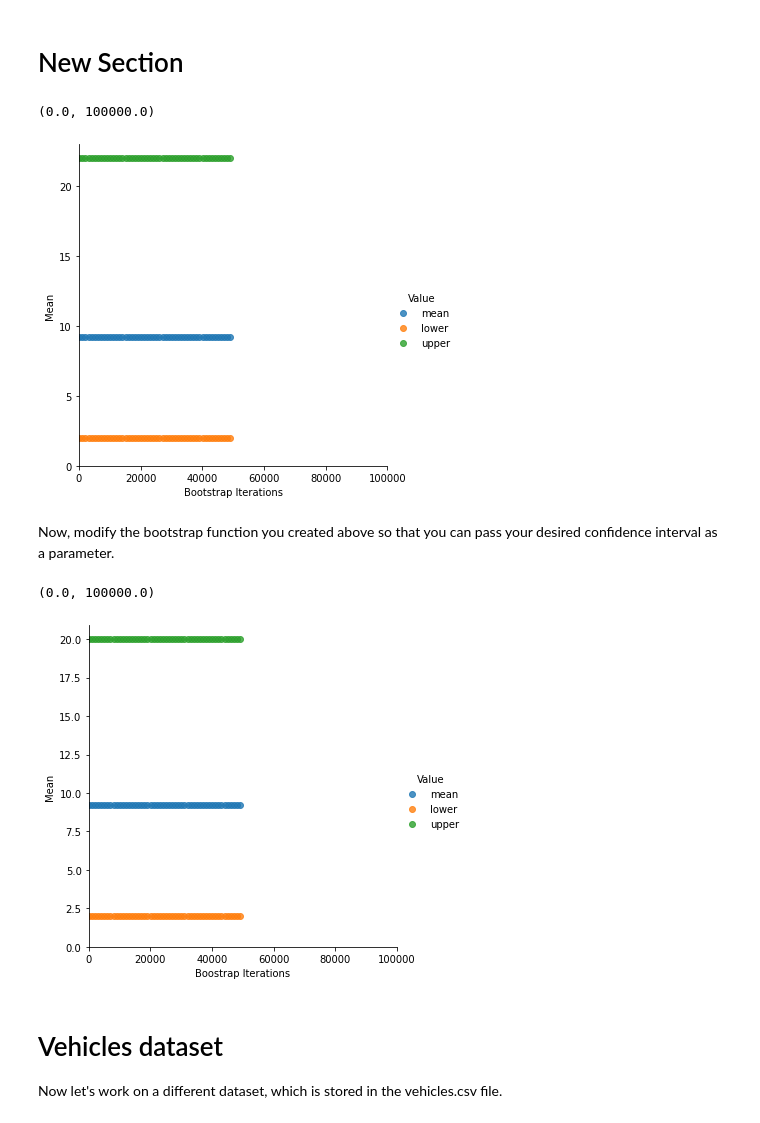
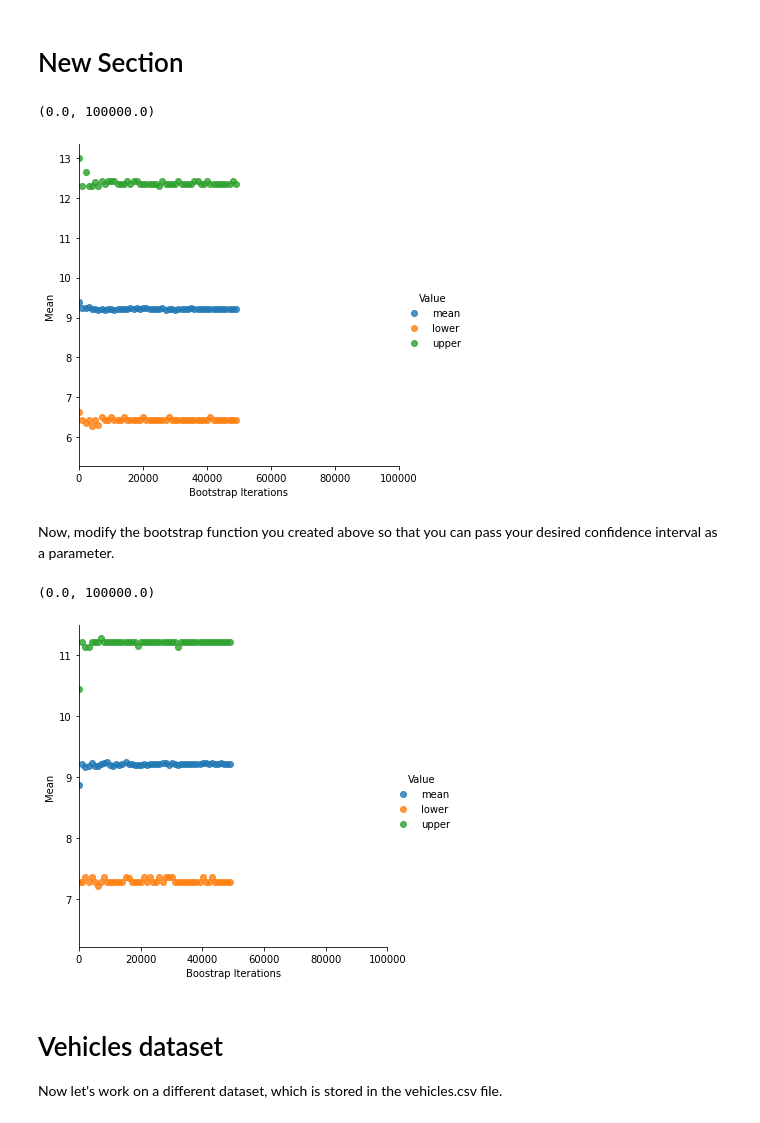
Before and after one commit to neerajthandayan/CE888, a Jupyter notebook: Boostrap/bootstrap.ipynb, the cells around one changed output. Saved outputs shown, nothing was run; the diff lists cells and outputs as text; code cells hidden in the pictures.

```diff
--- a/Boostrap/bootstrap.ipynb
+++ b/Boostrap/bootstrap.ipynb
@@ -26,30 +26,31 @@ data = df.values.T[1]
 def bootstrap_mean(x, sample_size, n_bootstraps):
   means = []
   for i in range(0,n_bootstraps):
-    n = np.random.choice(x,sample_size)
-    data_mean = round(np.mean(x),2)
-    means.append(n)
+    sample = np.random.choice(x,sample_size)
+    means.append(np.mean(sample))
+  data_mean = np.mean(means)
   upper = np.percentile(means, 97.5)
   lower = np.percentile(means, 2.5)
   return data_mean,lower,upper
 # %%
 # Call your bootstrap function and plot the results
 
 boots = []
 for i in range(100, 50000, 1000):
     boot = bootstrap_mean(data, data.shape[0], i)
     boots.append([i, boot[0], "mean"])
     boots.append([i, boot[1], "lower"])
     boots.append([i, boot[2], "upper"])
 
 df_boot = pd.DataFrame(boots, columns=['Bootstrap Iterations', 'Mean', "Value"])
 sns_plot = sns.lmplot(df_boot.columns[0], df_boot.columns[1], data=df_boot, fit_reg=False, hue="Value")
 
-sns_plot.axes[0, 0].set_ylim(0,)
+j =  df_boot['Mean'].min()-1
+sns_plot.axes[0, 0].set_ylim(j,)
 sns_plot.axes[0, 0].set_xlim(0, 100000)
 # %% [output]
 (0.0, 100000.0)
-[figure, old version]
+[figure, new version]
 # %% [markdown]
 
 Now, modify the bootstrap function you created above so that you can pass your desired confidence interval as a parameter.
@@ -74,13 +75,14 @@ for i in range(100, 50000, 1000):
 df_boot = pd.DataFrame(boots, columns=['Boostrap Iterations', 'Mean', "Value"])
 sns_plot = sns.lmplot(df_boot.columns[0], df_boot.columns[1], data=df_boot, fit_reg=False, hue="Value")
 
-sns_plot.axes[0, 0].set_ylim(0,)
+j =  df_boot['Mean'].min()-1
+sns_plot.axes[0, 0].set_ylim(j,)
 sns_plot.axes[0, 0].set_xlim(0, 100000)
 
 #sns_plot.savefig("bootstrap_confidence_80.pdf", bbox_inches='tight')
 # %% [output]
 (0.0, 100000.0)
-[figure, old version]
+[figure, new version]
 # %% [markdown]
 # Vehicles dataset
 
```
Also changed, not shown: parts of 4 cells of this notebook.
